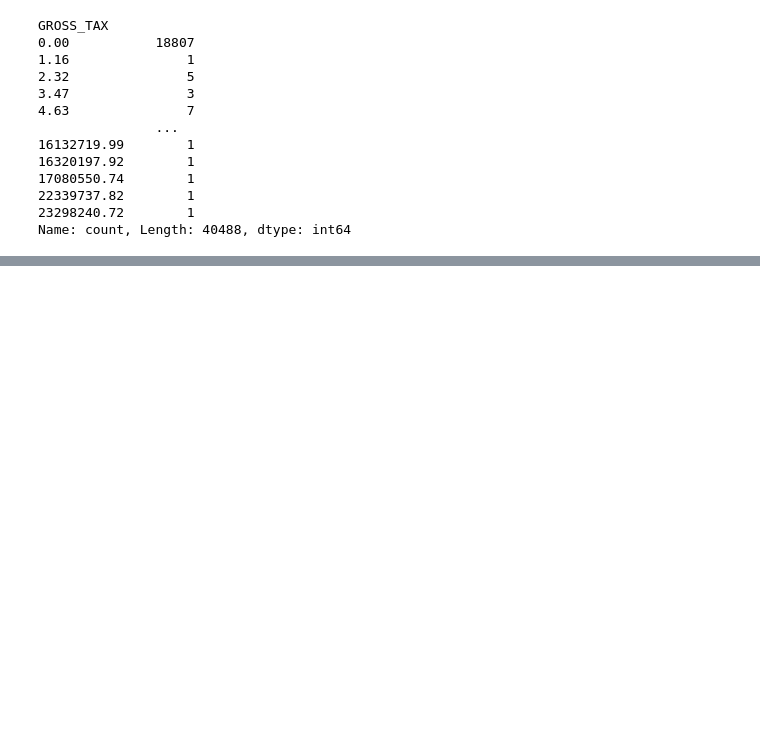
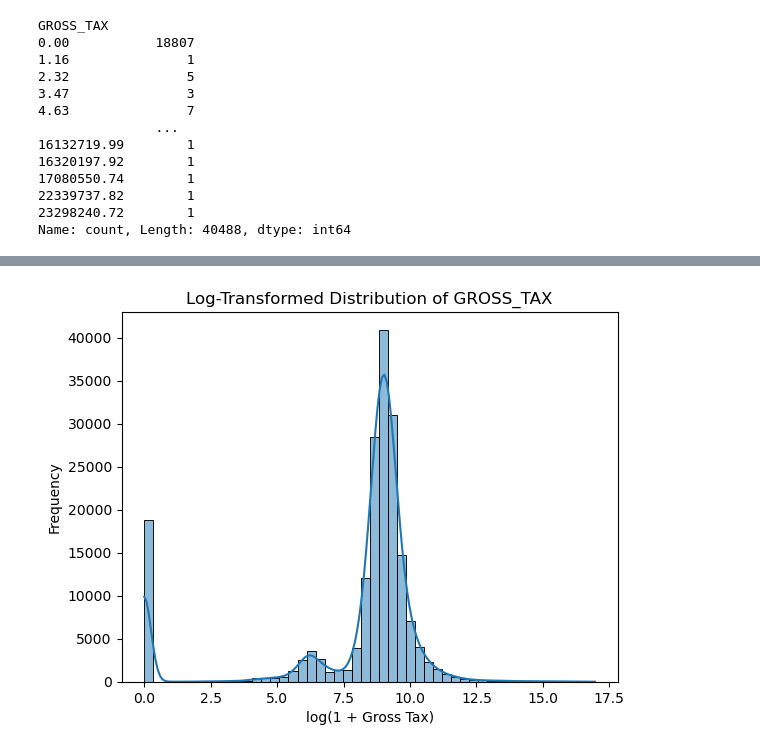
Before and after one commit to suranabhavya/Data-Science-Project, a Jupyter notebook: Property_ass.ipynb, the cells around one changed output, grey strips where cells are left out. Cells and saved outputs as stored; diff of their text form; code cells hidden in the pictures; blank space fills up the shorter version.

```diff
--- a/Property_ass.ipynb
+++ b/Property_ass.ipynb
@@ -538,0 +550,16 @@ Name: count, Length: 40488, dtype: int64
+# %%
+import numpy as np
+import matplotlib.pyplot as plt
+import seaborn as sns
+
+# Avoid log(0): add a small constant or filter 0s
+data_pa['LOG_GROSS_TAX'] = np.log1p(data_pa['GROSS_TAX'])  # log(1 + x)
+
+# Plot transformed distribution
+sns.histplot(data_pa['LOG_GROSS_TAX'], bins=50, kde=True)
+plt.title('Log-Transformed Distribution of GROSS_TAX')
+plt.xlabel('log(1 + Gross Tax)')
+plt.ylabel('Frequency')
+plt.show()
+# %% [output]
+[figure, added]
```
Also changed, not shown: parts of 32 cells of this notebook.
